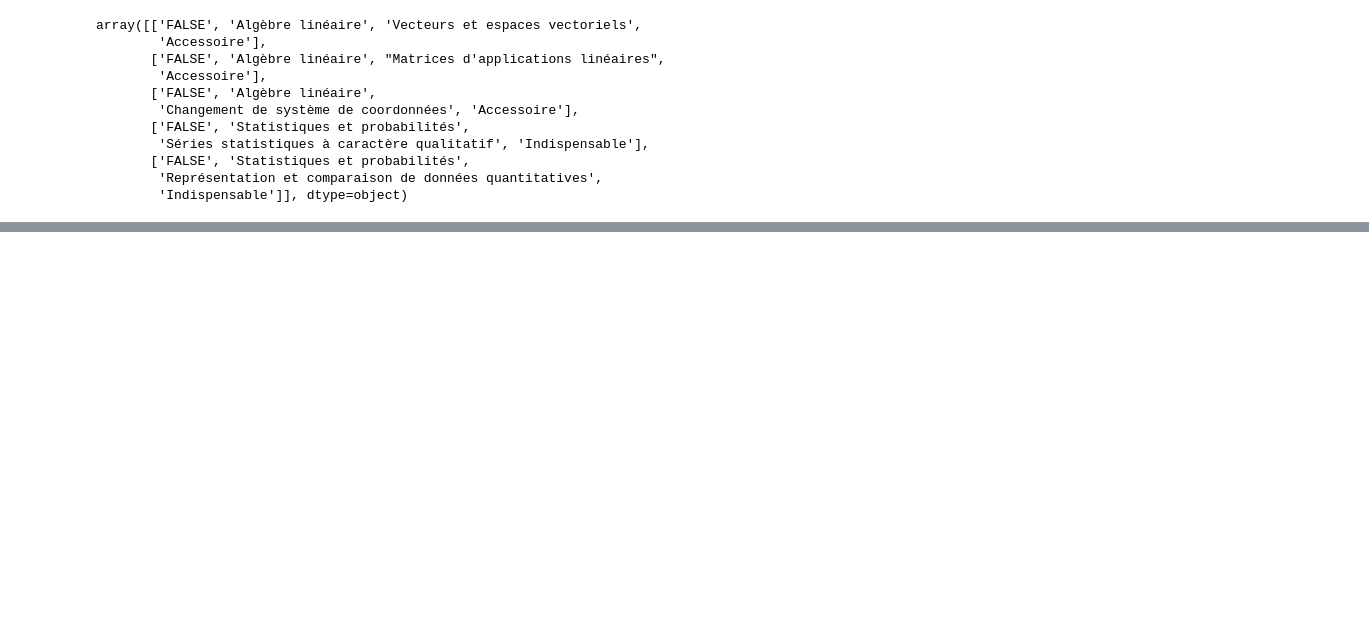
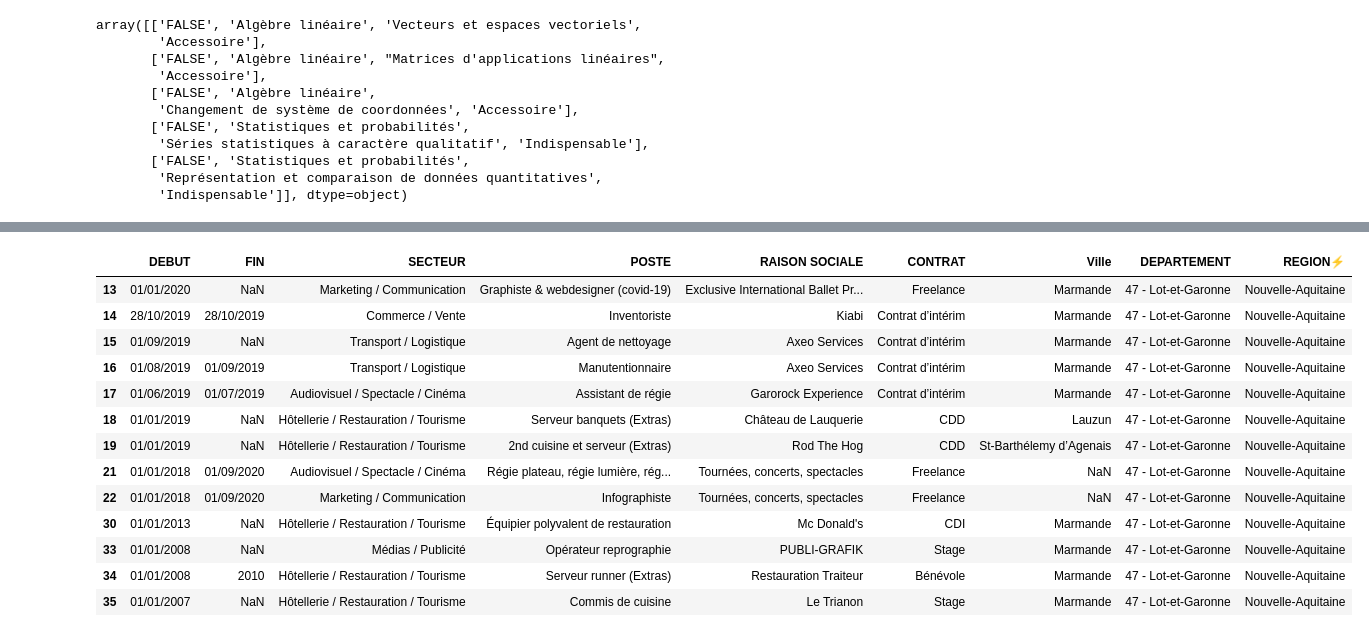
Before and after one commit to Boutzi/clean-slate, a Jupyter notebook: pandas.ipynb, the cells around one changed output, grey strips where cells are left out. Cells and saved outputs as stored; diff of their text form; code cells hidden in the pictures; blank space fills up the shorter version.

```diff
--- a/pandas.ipynb
+++ b/pandas.ipynb
@@ -47,0 +263,19 @@ array([['FALSE', 'Algèbre linéaire', 'Vecteurs et espaces vectoriels',
+# %%
+n = 47
+dep = work.loc[work["DEPARTEMENT"].astype(str).str.startswith(str(n))]
+dep
+# %% [output]
+|  | DEBUT | FIN | SECTEUR | POSTE | RAISON SOCIALE | CONTRAT | Ville | DEPARTEMENT | REGION⚡ |
+| 13 | 01/01/2020 | NaN | Marketing / Communication | Graphiste & webdesigner (covid-19) | Exclusive International Ballet Pr... | Freelance | Marmande | 47 - Lot-et-Garonne | Nouvelle-Aquitaine |
+| 14 | 28/10/2019 | 28/10/2019 | Commerce / Vente | Inventoriste | Kiabi | Contrat d’intérim | Marmande | 47 - Lot-et-Garonne | Nouvelle-Aquitaine |
+| 15 | 01/09/2019 | NaN | Transport / Logistique | Agent de nettoyage | Axeo Services | Contrat d’intérim | Marmande | 47 - Lot-et-Garonne | Nouvelle-Aquitaine |
+| 16 | 01/08/2019 | 01/09/2019 | Transport / Logistique | Manutentionnaire | Axeo Services | Contrat d’intérim | Marmande | 47 - Lot-et-Garonne | Nouvelle-Aquitaine |
+| 17 | 01/06/2019 | 01/07/2019 | Audiovisuel / Spectacle / Cinéma | Assistant de régie | Garorock Experience | Contrat d’intérim | Marmande | 47 - Lot-et-Garonne | Nouvelle-Aquitaine |
+| 18 | 01/01/2019 | NaN | Hôtellerie / Restauration / Tourisme | Serveur banquets (Extras) | Château de Lauquerie | CDD | Lauzun | 47 - Lot-et-Garonne | Nouvelle-Aquitaine |
+| 19 | 01/01/2019 | NaN | Hôtellerie / Restauration / Tourisme | 2nd cuisine et serveur (Extras) | Rod The Hog | CDD | St-Barthélemy d’Agenais | 47 - Lot-et-Garonne | Nouvelle-Aquitaine |
+| 21 | 01/01/2018 | 01/09/2020 | Audiovisuel / Spectacle / Cinéma | Régie plateau, régie lumière, rég... | Tournées, concerts, spectacles | Freelance | NaN | 47 - Lot-et-Garonne | Nouvelle-Aquitaine |
+| 22 | 01/01/2018 | 01/09/2020 | Marketing / Communication | Infographiste | Tournées, concerts, spectacles | Freelance | NaN | 47 - Lot-et-Garonne | Nouvelle-Aquitaine |
+| 30 | 01/01/2013 | NaN | Hôtellerie / Restauration / Tourisme | Équipier polyvalent de restauration | Mc Donald's | CDI | Marmande | 47 - Lot-et-Garonne | Nouvelle-Aquitaine |
+| 33 | 01/01/2008 | NaN | Médias / Publicité | Opérateur reprographie | PUBLI-GRAFIK | Stage | Marmande | 47 - Lot-et-Garonne | Nouvelle-Aquitaine |
+| 34 | 01/01/2008 | 2010 | Hôtellerie / Restauration / Tourisme | Serveur runner (Extras) | Restauration Traiteur | Bénévole | Marmande | 47 - Lot-et-Garonne | Nouvelle-Aquitaine |
+| 35 | 01/01/2007 | NaN | Hôtellerie / Restauration / Tourisme | Commis de cuisine | Le Trianon | Stage | Marmande | 47 - Lot-et-Garonne | Nouvelle-Aquitaine |
```
Also changed, not shown: parts of 30 cells of this notebook, 1 other file.
